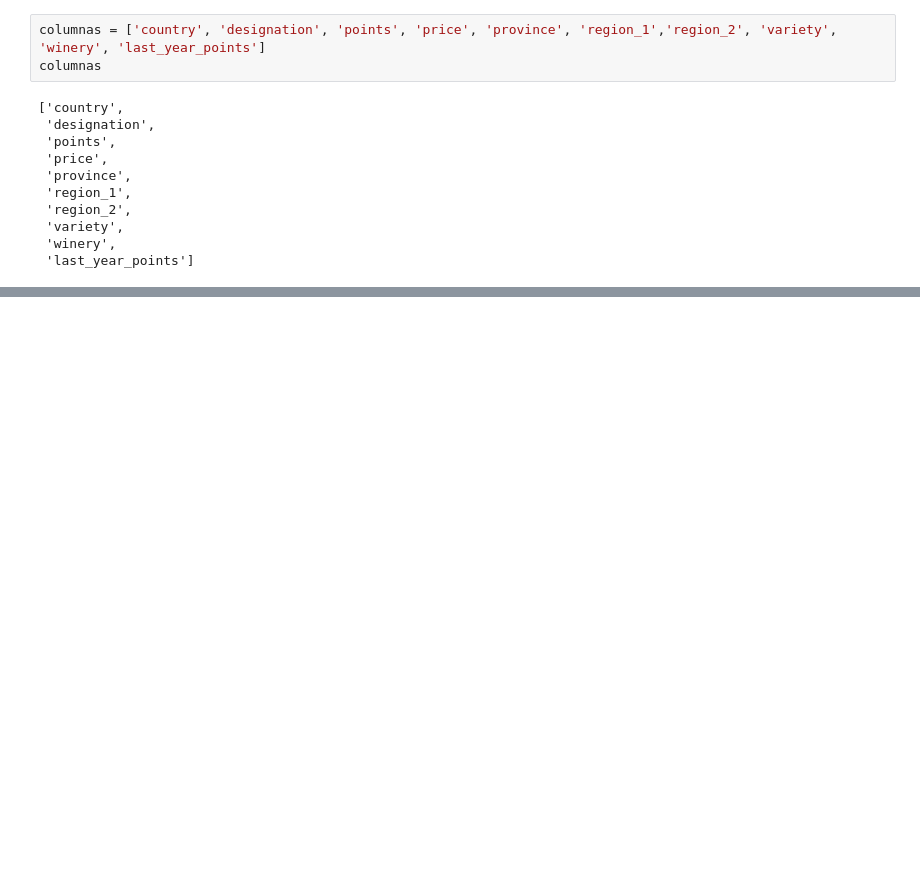
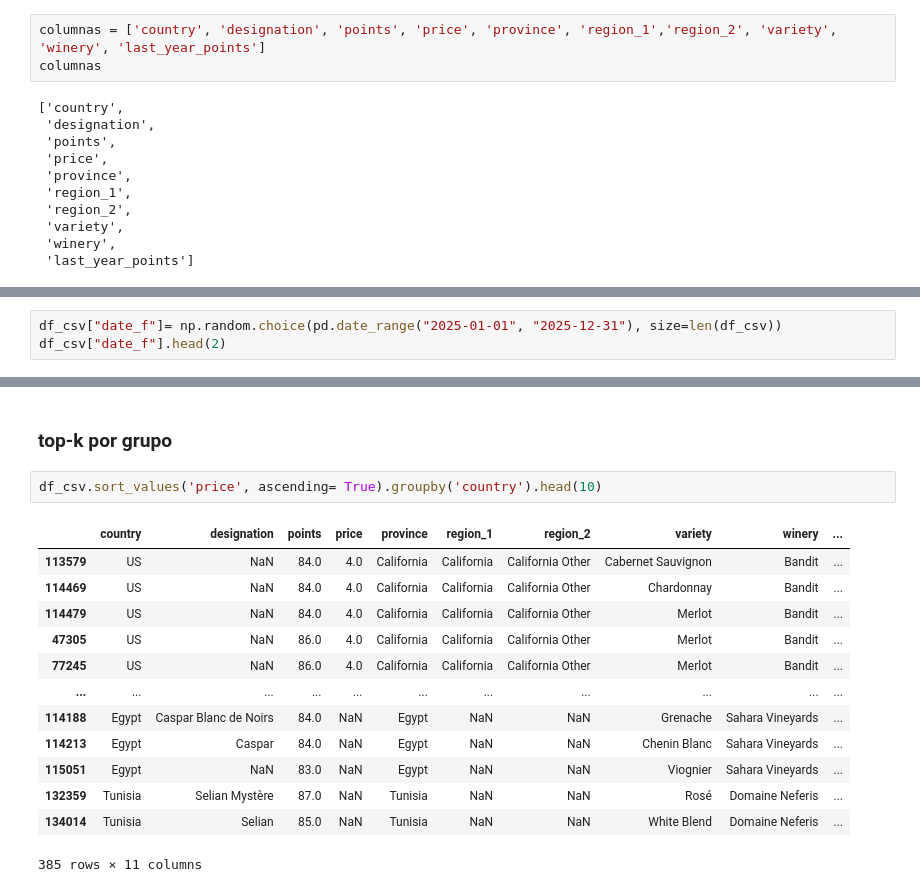
Before and after one commit to Lenis0207/PAD_2025_IIB1, a Jupyter notebook: src/clases_ad/clase_5678_pandas.ipynb, the cells around one changed output, grey strips where cells are left out. Saved outputs shown, nothing was run; the diff lists cells and outputs as text; blank space fills up the shorter version.

```diff
--- a/src/clases_ad/clase_5678_pandas.ipynb
+++ b/src/clases_ad/clase_5678_pandas.ipynb
@@ -95,0 +151,3 @@ columnas
+# %%
+df_csv["date_f"]= np.random.choice(pd.date_range("2025-01-01", "2025-12-31"), size=len(df_csv))
+df_csv["date_f"].head(2)
@@ -95,0 +336,18 @@ columnas
+# %% [markdown]
+### top-k por grupo
+# %%
+df_csv.sort_values('price', ascending= True).groupby('country').head(10)
+# %% [output]
+|  | country | designation | points | price | province | region_1 | region_2 | variety | winery | ... |
+| 113579 | US | NaN | 84.0 | 4.0 | California | California | California Other | Cabernet Sauvignon | Bandit | ... |
+| 114469 | US | NaN | 84.0 | 4.0 | California | California | California Other | Chardonnay | Bandit | ... |
+| 114479 | US | NaN | 84.0 | 4.0 | California | California | California Other | Merlot | Bandit | ... |
+| 47305 | US | NaN | 86.0 | 4.0 | California | California | California Other | Merlot | Bandit | ... |
+| 77245 | US | NaN | 86.0 | 4.0 | California | California | California Other | Merlot | Bandit | ... |
+| ... | ... | ... | ... | ... | ... | ... | ... | ... | ... | ... |
+| 114188 | Egypt | Caspar Blanc de Noirs | 84.0 | NaN | Egypt | NaN | NaN | Grenache | Sahara Vineyards | ... |
+| 114213 | Egypt | Caspar | 84.0 | NaN | Egypt | NaN | NaN | Chenin Blanc | Sahara Vineyards | ... |
+| 115051 | Egypt | NaN | 83.0 | NaN | Egypt | NaN | NaN | Viognier | Sahara Vineyards | ... |
+| 132359 | Tunisia | Selian Mystère | 87.0 | NaN | Tunisia | NaN | NaN | Rosé | Domaine Neferis | ... |
+| 134014 | Tunisia | Selian | 85.0 | NaN | Tunisia | NaN | NaN | White Blend | Domaine Neferis | ... |
+385 rows × 11 columns
```
Also changed, not shown: parts of 43 cells of this notebook.
